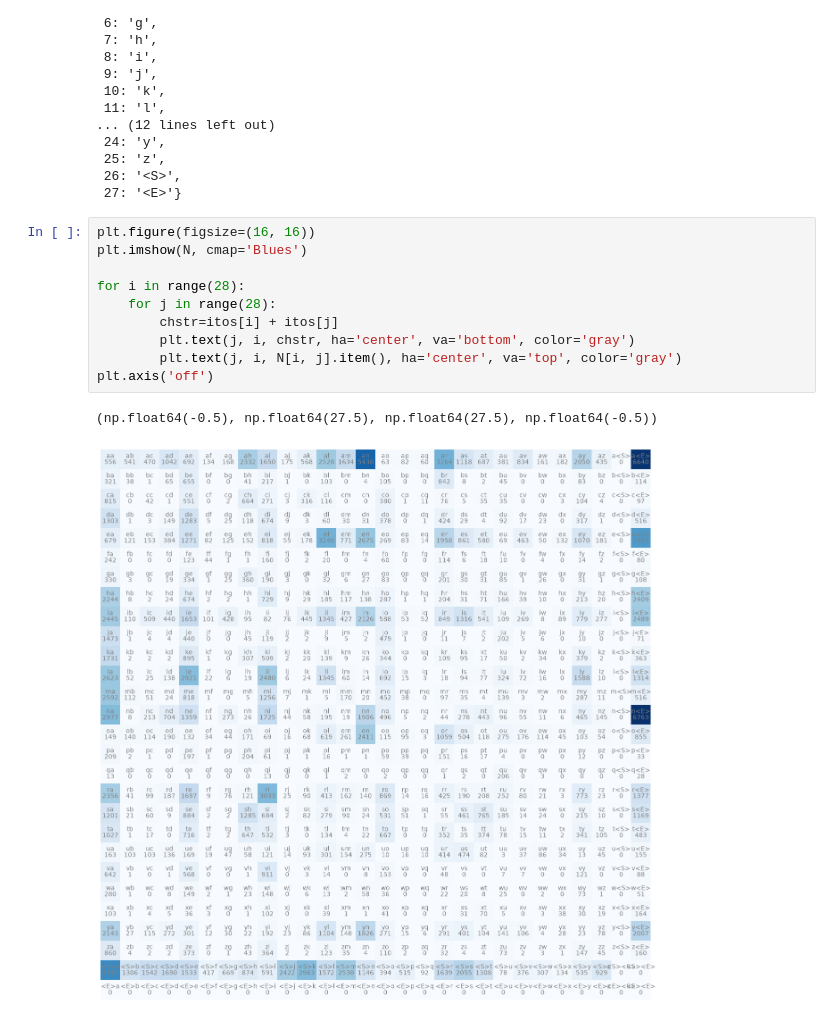
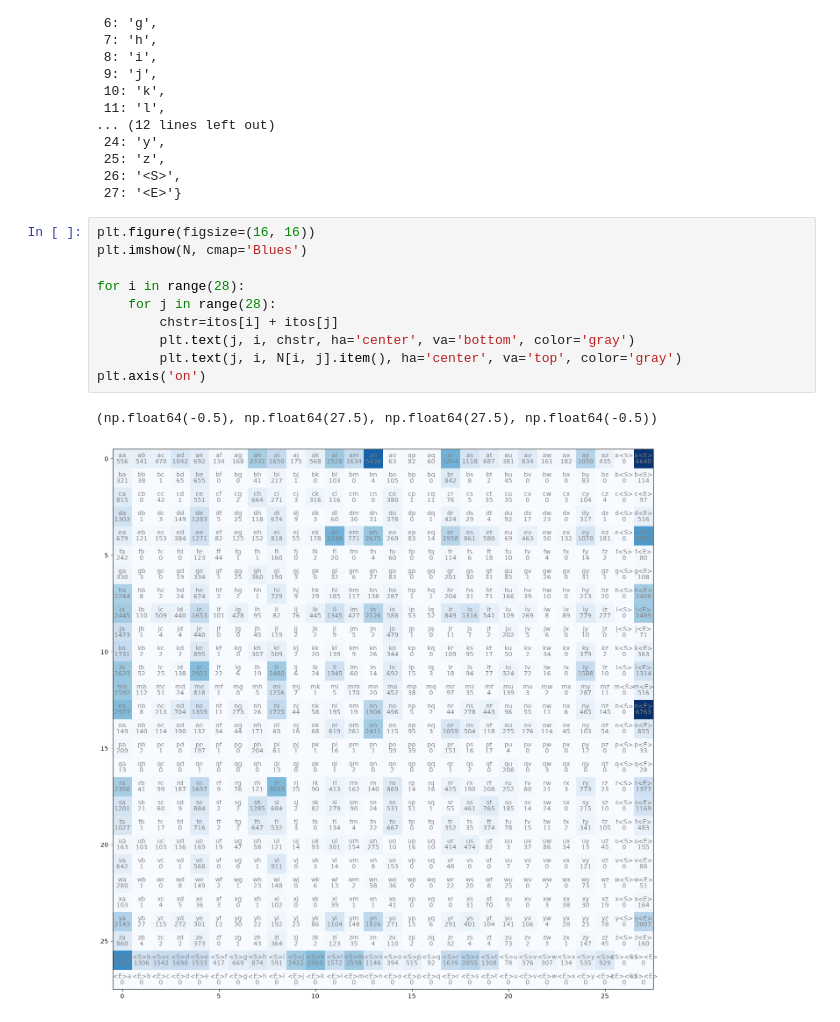
Before and after one commit to iws3/makemore_karpathy, a Jupyter notebook: day1.ipynb, the cells around one changed output. Cells and saved outputs as stored; diff of their text form.

Commit message:
visualizing the bigram on a graph

```diff
--- a/day1.ipynb
+++ b/day1.ipynb
@@ -291,13 +291,13 @@ itos
 # %%
 plt.figure(figsize=(16, 16))
 plt.imshow(N, cmap='Blues')
 
 for i in range(28):
     for j in range(28):
         chstr=itos[i] + itos[j]
         plt.text(j, i, chstr, ha='center', va='bottom', color='gray')
         plt.text(j, i, N[i, j].item(), ha='center', va='top', color='gray')
-plt.axis('off')
+plt.axis('on')
 # %% [output]
 (np.float64(-0.5), np.float64(27.5), np.float64(27.5), np.float64(-0.5))
-[figure, old version]
+[figure, new version]
```
